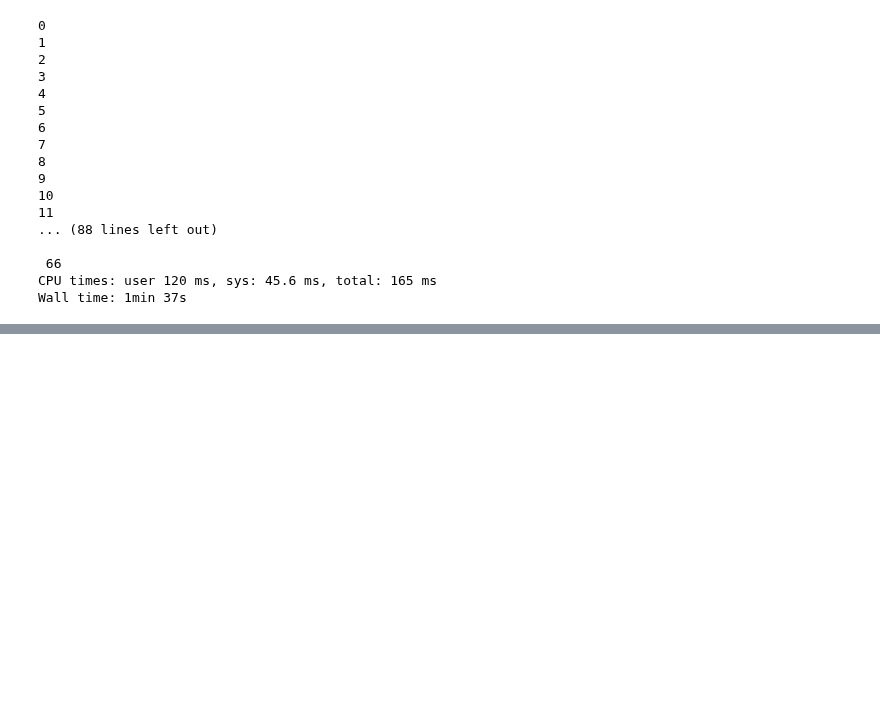
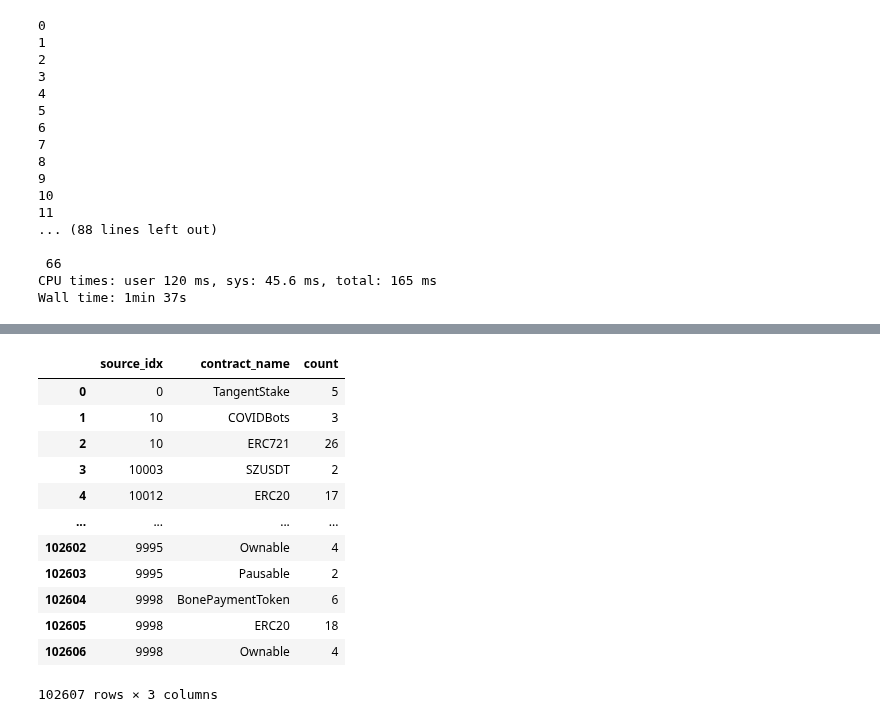
Before and after one commit to echodrift/code-generation, a Jupyter notebook: playground.ipynb, the cells around one changed output, grey strips where cells are left out. Drawn from its saved outputs; the diff is of its cells as text; code cells hidden in the pictures; blank space fills up the shorter version.

```diff
--- a/playground.ipynb
+++ b/playground.ipynb
@@ -201,5 +304,5 @@ x
 # %%
-batch5 = pd.read_parquet("./data/compile/batch5.parquet", engine="fastparquet")
-batch5.info()
+train_file = pd.read_parquet("/home/hieuvd/lvdthieu/CodeGen/data/data/train_data.parquet", engine="fastparquet")
+train_file.info()
 # %% [output]
 <class 'pandas.core.frame.DataFrame'>
@@ -358,0 +321,17 @@ memory usage: 53.8+ KB
+# %%
+train = train_file.groupby(["source_idx", "contract_name"]).size().reset_index().rename(columns={0: "count"})
+train
+# %% [output]
+|  | source_idx | contract_name | count |
+| 0 | 0 | TangentStake | 5 |
+| 1 | 10 | COVIDBots | 3 |
+| 2 | 10 | ERC721 | 26 |
+| 3 | 10003 | SZUSDT | 2 |
+| 4 | 10012 | ERC20 | 17 |
+| ... | ... | ... | ... |
+| 102602 | 9995 | Ownable | 4 |
+| 102603 | 9995 | Pausable | 2 |
+| 102604 | 9998 | BonePaymentToken | 6 |
+| 102605 | 9998 | ERC20 | 18 |
+| 102606 | 9998 | Ownable | 4 |
+102607 rows × 3 columns
```
Also changed, not shown: parts of 23 cells of this notebook, 21 other files.
